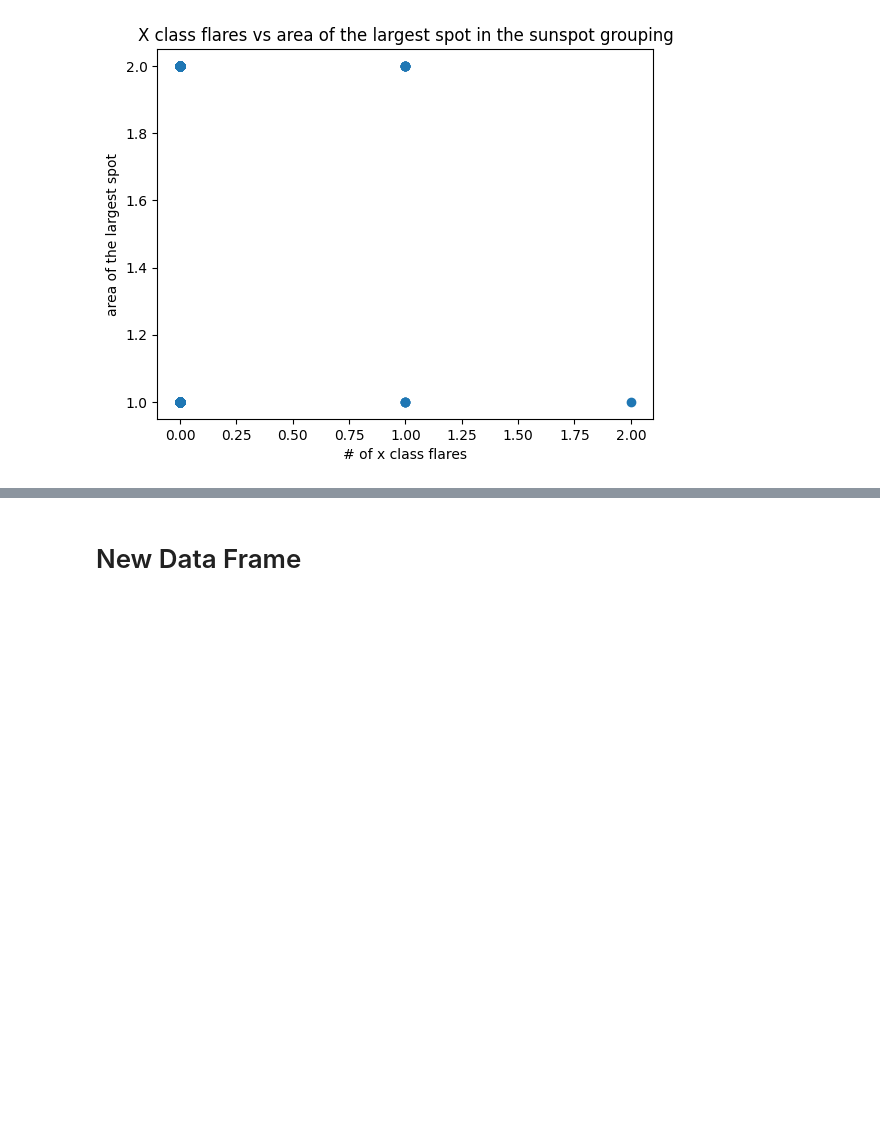
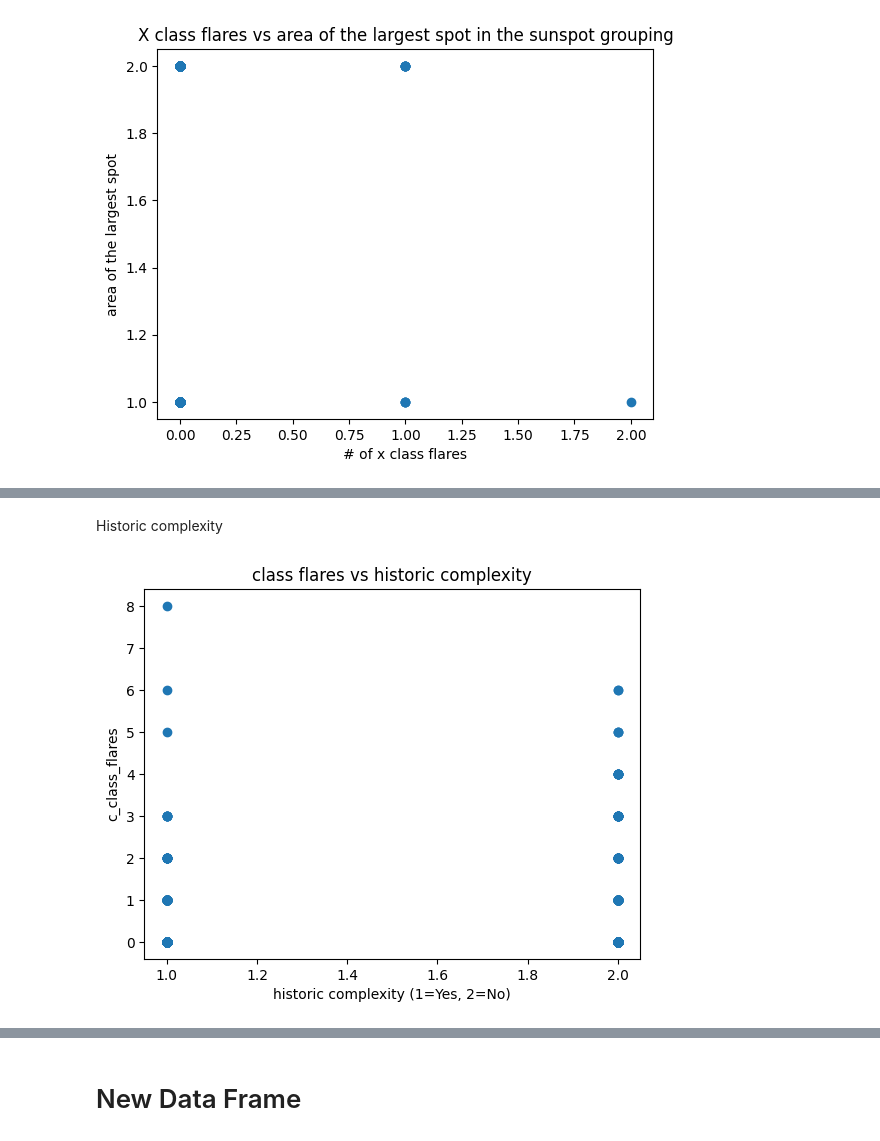
Before and after one commit to nollamae7-spec/DSRSP-Solar-Flares, a Jupyter notebook: DSHRP_Solar_Flares.ipynb, the cells around one changed output, grey strips where cells are left out. Cells and saved outputs as stored; diff of their text form; code cells hidden in the pictures; blank space fills up the shorter version.

```diff
--- a/DSHRP_Solar_Flares.ipynb
+++ b/DSHRP_Solar_Flares.ipynb
@@ -325,0 +330,10 @@ plt.show()
+# %% [markdown]
+Historic complexity
+# %%
+plt.scatter(df["historically_complex"], df["c_class_flares"])
+plt.title("class flares vs historic complexity")
+plt.ylabel("c_class_flares")
+plt.xlabel("historic complexity (1=Yes, 2=No)")
+plt.show()
+# %% [output]
+[figure, added]
```
Also changed, not shown: parts of 25 cells of this notebook.
